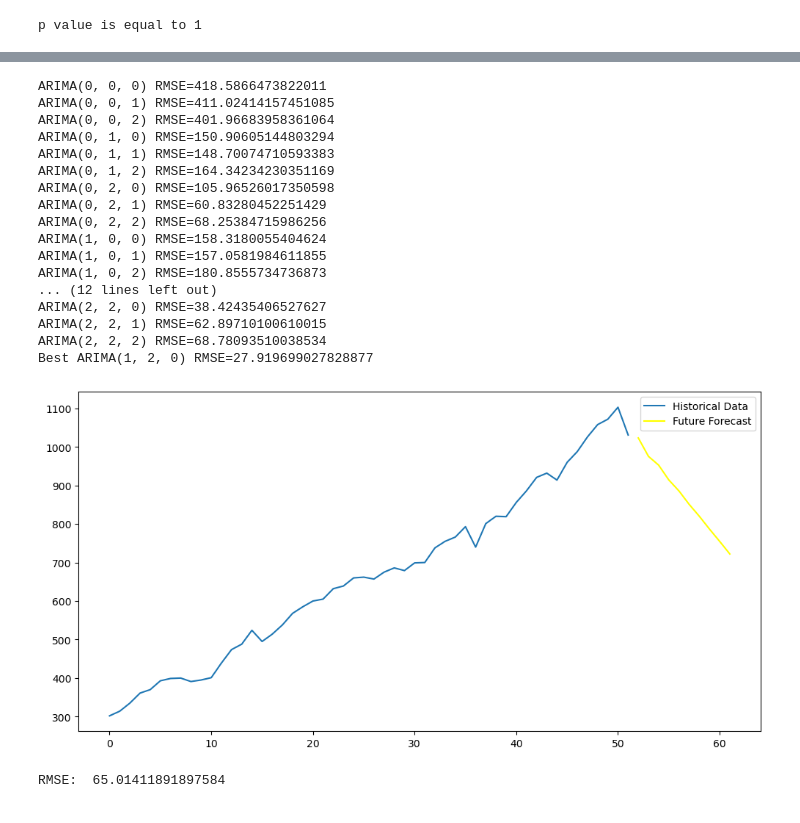
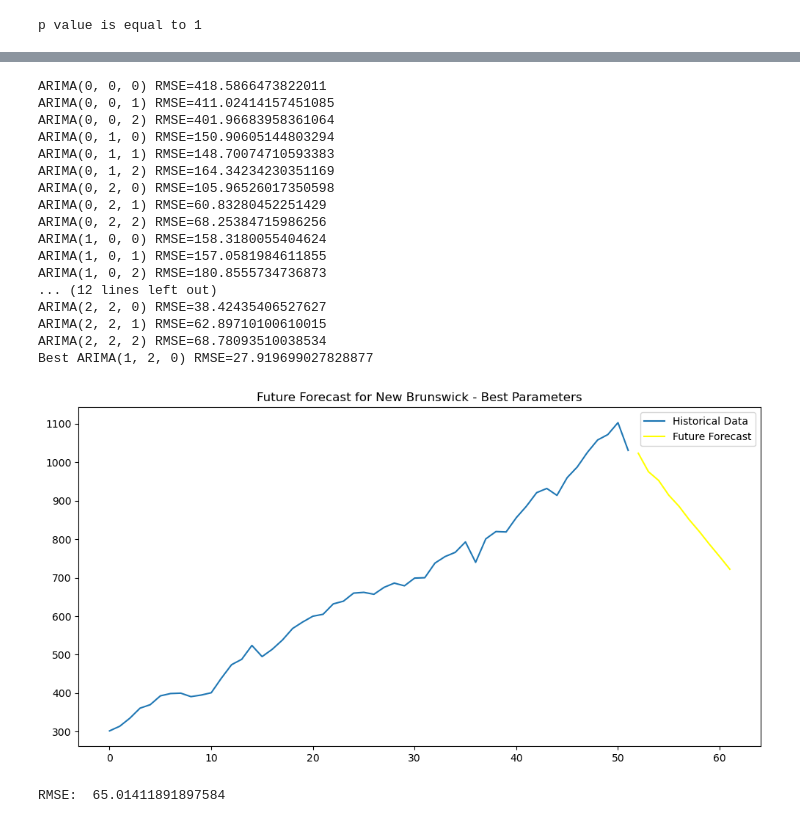
Before and after one commit to MLForbes01/ISP-ACENET, a Jupyter notebook: ISP_notebook.ipynb, the cells around one changed output, grey strips where cells are left out. Drawn from its saved outputs; the diff is of its cells as text; code cells hidden in the pictures.

```diff
--- a/ISP_notebook.ipynb
+++ b/ISP_notebook.ipynb
@@ -622,34 +686,35 @@ best_model_fit = best_model.fit()
 # Forecast future values
 forecast_steps = 10
 future_forecast = best_model_fit.get_forecast(steps=forecast_steps)
 future_forecast_df = future_forecast.conf_int(alpha=0.05)
 future_forecast_df["Predictions"] = best_model_fit.predict(start=len(data), end=len(data) + forecast_steps - 1)
 
 # Plot future forecast
 plt.figure(figsize=(12, 6))
 plt.plot(data, label='Historical Data')
+plt.title('Future Forecast for New Brunswick - Best Parameters')
 plt.plot(range(len(data), len(data) + forecast_steps), future_forecast_df["Predictions"], color='yellow', label='Future Forecast')
 plt.legend()
 plt.show()
 # %% [output]
 ARIMA(0, 0, 0) RMSE=418.5866473822011
 ARIMA(0, 0, 1) RMSE=411.02414157451085
 ARIMA(0, 0, 2) RMSE=401.96683958361064
 ARIMA(0, 1, 0) RMSE=150.90605144803294
 ARIMA(0, 1, 1) RMSE=148.70074710593383
 ARIMA(0, 1, 2) RMSE=164.34234230351169
 ARIMA(0, 2, 0) RMSE=105.96526017350598
 ARIMA(0, 2, 1) RMSE=60.83280452251429
 ARIMA(0, 2, 2) RMSE=68.25384715986256
 ARIMA(1, 0, 0) RMSE=158.3180055404624
 ARIMA(1, 0, 1) RMSE=157.0581984611855
 ARIMA(1, 0, 2) RMSE=180.8555734736873
 ... (12 lines left out)
 ARIMA(2, 2, 0) RMSE=38.42435406527627
 ARIMA(2, 2, 1) RMSE=62.89710100610015
 ARIMA(2, 2, 2) RMSE=68.78093510038534
 Best ARIMA(1, 2, 0) RMSE=27.919699027828877
-[figure, old version]
+[figure, new version]
 # %%
 # Based on the results of the gridsearch, testing alternative parameters (2,2,0) and (2,2,1)
 
```
Also changed, not shown: parts of 8 cells of this notebook.
